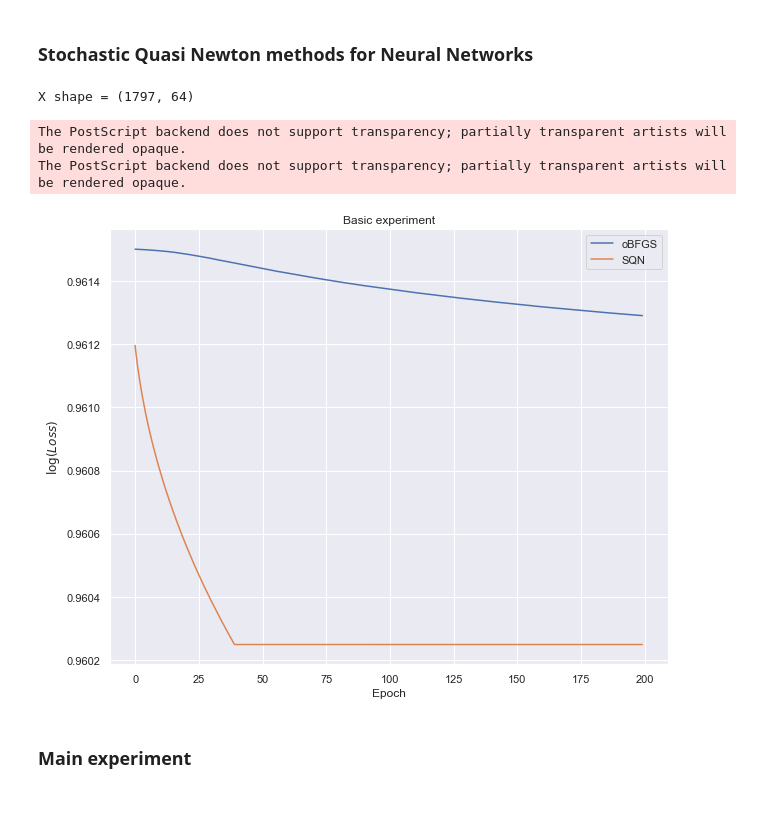
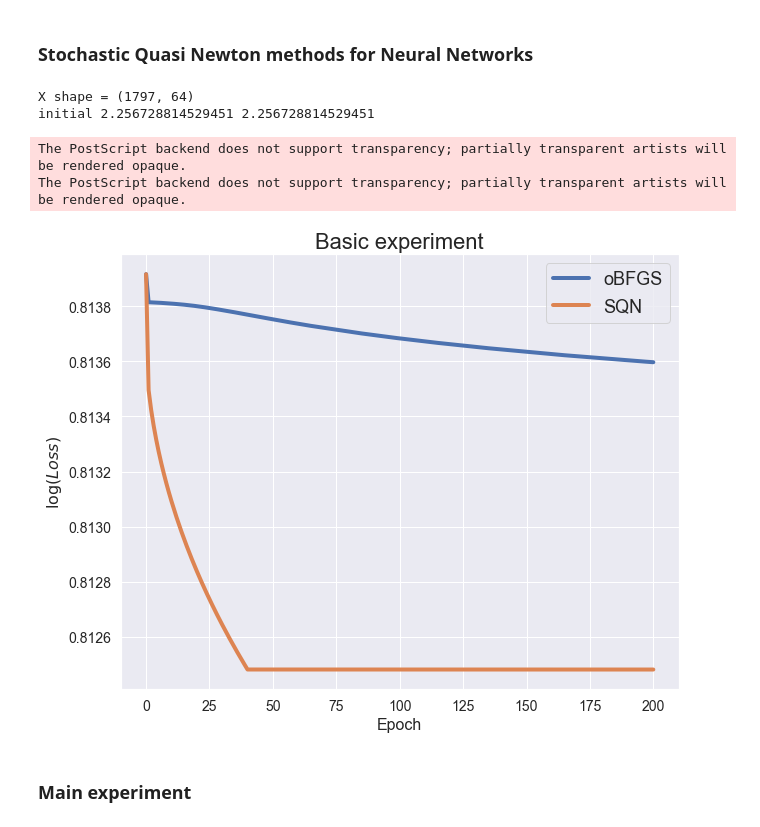
Before and after one commit to Konstantin-Iakovlev/2021-Optimization_Project, a Jupyter notebook: code/SQN.ipynb, the cells around one changed output. Cells and saved outputs as stored; diff of their text form; code cells hidden in the pictures.

```diff
--- a/code/SQN.ipynb
+++ b/code/SQN.ipynb
@@ -14,6 +14,17 @@ from sklearn.preprocessing import StandardScaler
 from matplotlib import pyplot as plt
 import seaborn as sns
 sns.set()
+
+SMALL_SIZE = 14
+MEDIUM_SIZE = 16
+BIGGER_SIZE = 18
+
+plt.rc('axes', titlesize=SMALL_SIZE)
+plt.rc('axes', labelsize=MEDIUM_SIZE)
+plt.rc('xtick', labelsize=SMALL_SIZE)
+plt.rc('ytick', labelsize=SMALL_SIZE)
+plt.rc('legend', fontsize=BIGGER_SIZE)
+plt.rc('figure', titlesize=BIGGER_SIZE)
 # %%
 def batch(iterable_X, iterable_y, n=1):
     l = len(iterable_X)
@@ -50,34 +61,42 @@ optimizer = oLBFGS(x0=w0, grad_fun=grad_fun, obj_fun=obj_fun, nepochs=1,
                    pred_fun=pred_fun, step_size=5e-6)
 sqn_optimizer = SQN(x0=w0, grad_fun=grad_fun, obj_fun=obj_fun, nepochs=1,
                     pred_fun=pred_fun, hess_vec_fun=hess_fun, step_size=5e-6)
+# initial loss
+print('initial', log_loss(y_test, optimizer.predict(X_test)), log_loss(y_test, sqn_optimizer.predict(X_test)))
+
 Q_arr = []
 Q_sgd = []
 Q_sqn = []
+Q_sqn.append(log_loss(y_test, sqn_optimizer.predict(X_test)))
+Q_arr.append(log_loss(y_test, optimizer.predict(X_test)))
+np.random.seed(1)
 for i in range(200):
     optimizer.partial_fit(X_train, y_train,sample_weight=None,
                           additional_kwargs={"reg_param" : 1.0})
     Q_arr.append(log_loss(y_test, optimizer.predict(X_test)))
+np.random.seed(1)
 for i in range(200):
     sqn_optimizer.partial_fit(X_train, y_train,sample_weight=None,
                           additional_kwargs={"reg_param" : 1.0})
     Q_sqn.append(log_loss(y_test, sqn_optimizer.predict(X_test)))
 # %% [output]
 X shape = (1797, 64)
+initial 2.256728814529451 2.256728814529451
 # %%
 plt.figure(figsize=(10, 8))
 
-plt.plot(np.log(np.array(Q_arr)), label='oBFGS')
-plt.plot(np.log(np.array(Q_sqn)), label='SQN')
+plt.plot(np.log(np.array(Q_arr)), label='oBFGS', linewidth=4)
+plt.plot(np.log(np.array(Q_sqn)), label='SQN', linewidth=4)
 plt.xlabel('Epoch')
 plt.ylabel('$\log(Loss)$')
 plt.legend()
-plt.title('Basic experiment')
+plt.title('Basic experiment', fontsize=22)
 plt.savefig('basic_exp.eps', dpi=200)
 plt.show()
 # %% [output]
 The PostScript backend does not support transparency; partially transparent artists will be rendered opaque.
 The PostScript backend does not support transparency; partially transparent artists will be rendered opaque.
-[figure, old version]
+[figure, new version]
 # %% [markdown]
 ### Main experiment
 # %%
```
Also changed, not shown: parts of 2 cells of this notebook, 4 other files.
